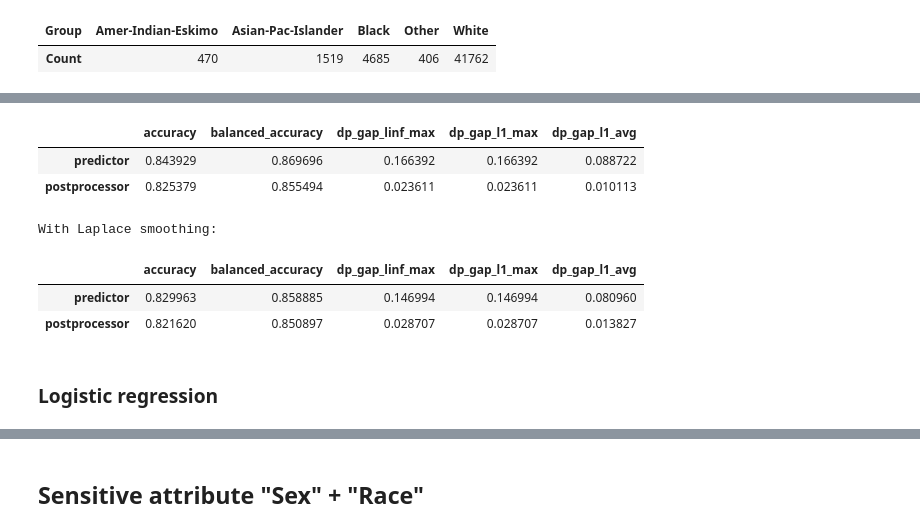
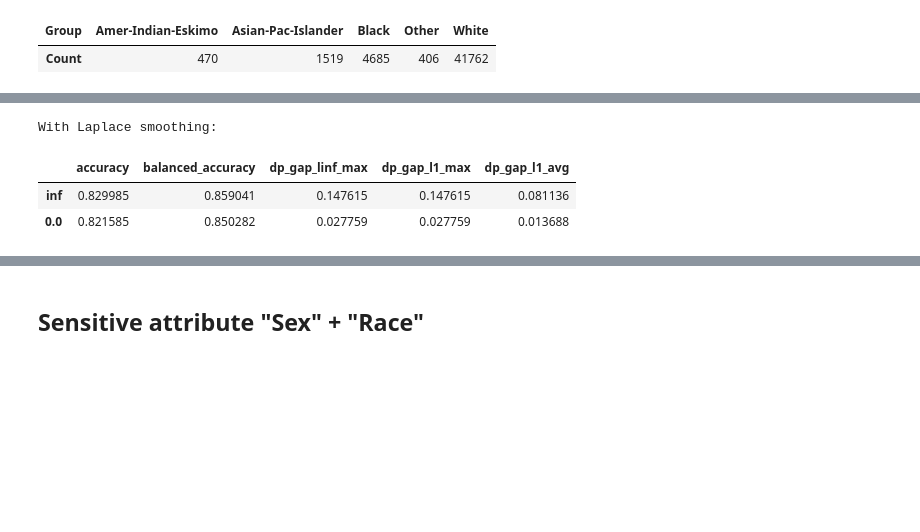
Before and after one commit to rxian/fair-classification, a Jupyter notebook: adult.ipynb, the cells around one changed output, grey strips where cells are left out. Saved outputs shown, nothing was run; the diff lists cells and outputs as text; code cells hidden in the pictures; blank space fills up the shorter version.

```diff
--- a/adult.ipynb
+++ b/adult.ipynb
@@ -56,7 +56,7 @@ original_test["Age-Binned"] = np.where(original_test["Age"] <= 50, "<=50",
 def data_transform(df):
   """Normalize features."""
   binary_data = pd.get_dummies(df)
-  scaler = preprocessing.StandardScaler()
+  scaler = sklearn.preprocessing.StandardScaler()
   data = pd.DataFrame(scaler.fit_transform(binary_data),
                       columns=binary_data.columns)
   data.index = df.index
@@ -104,10 +104,11 @@ def get_group_labels_and_print_statistics(sensitive_attributes):
   counts = grouped.sum(axis=0)
   normalized = np.nan_to_num((grouped.to_numpy() / counts.to_numpy())).T
   diff = np.abs(normalized[:, None, :] - normalized[None, :, :])
-  postprocessor = postprocess.PostProcessor()
-  postprocessor.fit(
-      np.concatenate([np.eye(n_labels) for _ in range(n_groups)], axis=0),
-      np.repeat(np.arange(n_groups), n_labels), normalized.flatten())
+  postprocessor = postprocess.PostProcessorDP()
+  postprocessor.fit(np.concatenate([np.eye(n_labels) for _ in range(n_groups)],
+                                   axis=0),
+                    np.repeat(np.arange(n_groups), n_labels),
+                    p=normalized.flatten())
   res = {
       "balanced_accuracy": {
           "perfect_postprocessed": (n_groups - postprocessor.score_) / n_groups
@@ -198,9 +237,0 @@ With Laplace smoothing:
-# %%
-predictor = sklearn.linear_model.LogisticRegression()
-predictor.fit(train_data_pre, train_labels_pre)
-predict_fn = predictor.predict_proba
-postprocessor = postprocess.postprocess(predict_fn, train_data_post,
-                                        train_groups_post)
-res = postprocess.evaluate(predict_fn, postprocessor, test_data, test_labels,
-                           test_groups, n_labels, n_groups)
-display(pd.DataFrame(res))
@@ -236,40 +311,31 @@ Demographic groups: 'Amer-Indian-Eskimo', 'Asian-Pac-Islander', 'Black', 'Other'
 # %%
 predictor = sklearn.linear_model.LinearRegression()
 predictor.fit(train_data_pre, train_labels_pre_one_hot)
 predict_fn = lambda X: projection_simplex(predictor.predict(X), axis=1)
-postprocessor = postprocess.postprocess(predict_fn, train_data_post,
-                                        train_groups_post)
-res = postprocess.evaluate(predict_fn, postprocessor, test_data, test_labels,
-                           test_groups, n_labels, n_groups)
+postprocessor = postprocess.postprocess(predict_fn,
+                                        train_data_post,
+                                        train_groups_post,
+                                        noise_fn=noise_fn,
+                                        n_perturbations=n_perturbations)
+r = postprocess.evaluate(predict_fn,
+                         postprocessor,
+                         test_data,
+                         test_labels,
+                         test_groups,
+                         n_labels,
+                         n_groups,
+                         noise_fn=noise_fn,
+                         n_perturbations=1000)
+res = {
+    k: {
+        "inf": v["predictor"],
+        0.0: v["postprocessor"]
+    } for k, v in r.items()
+}
+print("With Laplace smoothing:")
 display(pd.DataFrame(res))
 # %% [output]
+With Laplace smoothing:
 |  | accuracy | balanced_accuracy | dp_gap_linf_max | dp_gap_l1_max | dp_gap_l1_avg |
-| predictor | 0.843929 | 0.869696 | 0.166392 | 0.166392 | 0.088722 |
-| postprocessor | 0.825379 | 0.855494 | 0.023611 | 0.023611 | 0.010113 |
+| inf | 0.829985 | 0.859041 | 0.147615 | 0.147615 | 0.081136 |
+| 0.0 | 0.821585 | 0.850282 | 0.027759 | 0.027759 | 0.013688 |
-# %%
-predictor = sklearn.linear_model.LinearRegression()
-predictor.fit(train_data_pre, train_labels_pre_one_hot)
-predict_fn = lambda X: projection_simplex(predictor.predict(X), axis=1)
-postprocessor = postprocess.postprocess(predict_fn,
-                                        train_data_post,
-                                        train_groups_post,
-                                        noise_fn=noise_fn,
-                                        n_perturbations=20)
-res = postprocess.evaluate(predict_fn,
-                           postprocessor,
-                           test_data,
-                           test_labels,
-                           test_groups,
-                           n_labels,
-                           n_groups,
-                           noise_fn=noise_fn,
-                           n_perturbations=1000)
-print("With Laplace smoothing:")
-display(pd.DataFrame(res))
-# %% [output]
-With Laplace smoothing:
-|  | accuracy | balanced_accuracy | dp_gap_linf_max | dp_gap_l1_max | dp_gap_l1_avg |
-| predictor | 0.829963 | 0.858885 | 0.146994 | 0.146994 | 0.080960 |
-| postprocessor | 0.821620 | 0.850897 | 0.028707 | 0.028707 | 0.013827 |
-# %% [markdown]
-### Logistic regression
```
Also changed, not shown: parts of 16 cells of this notebook, 5 other files.
